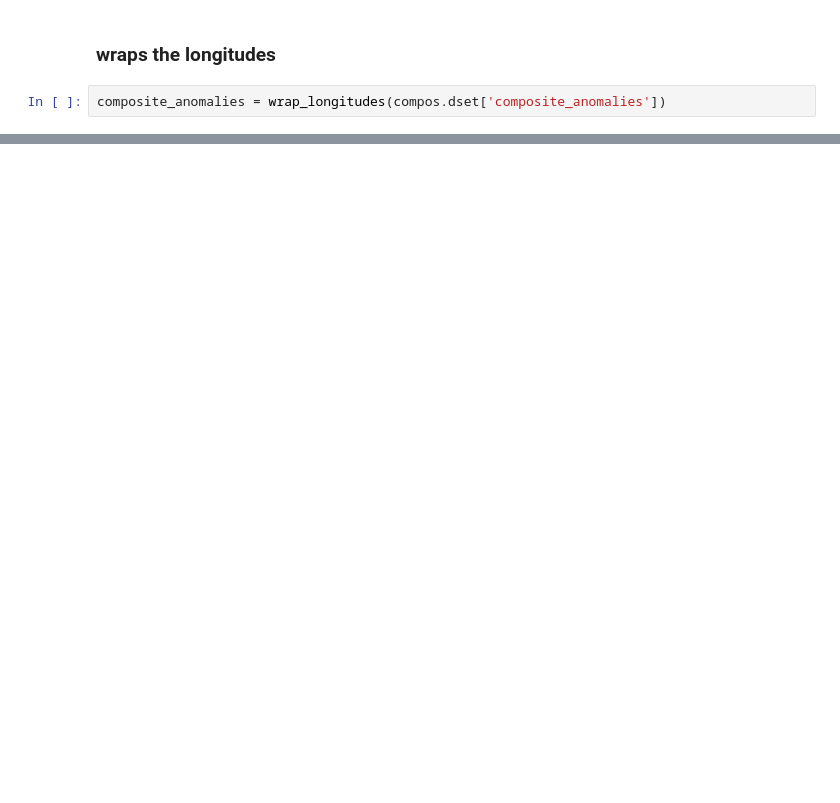
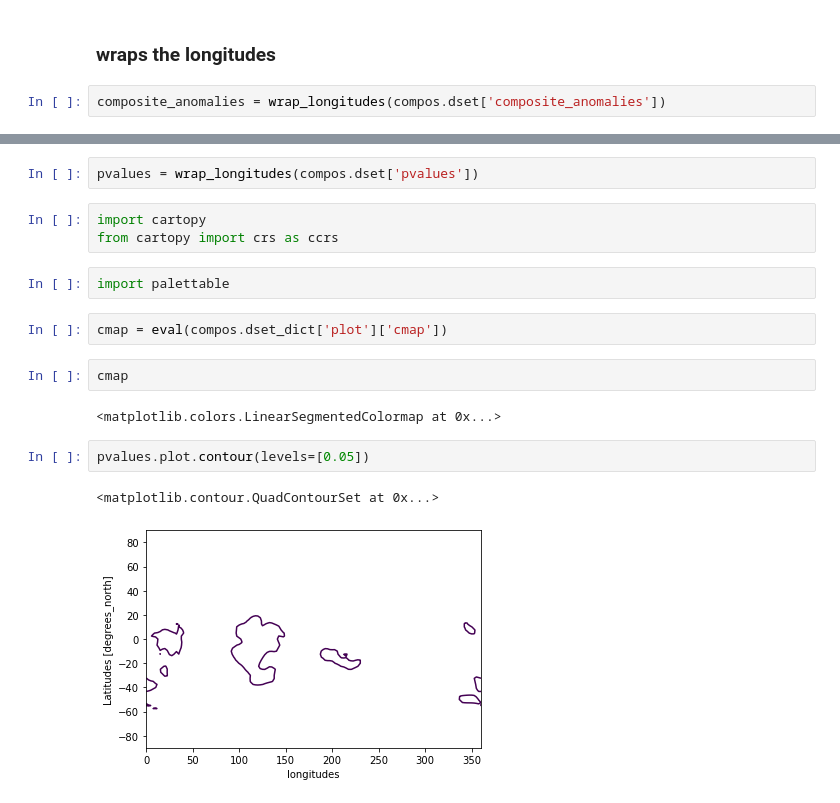
Before and after one commit to nicolasfauchereau/PICT_notebooks, a Jupyter notebook: notebooks/proxy.ipynb, the cells around one changed output, grey strips where cells are left out. Drawn from its saved outputs; the diff is of its cells as text; blank space fills up the shorter version.

```diff
--- a/notebooks/proxy.ipynb
+++ b/notebooks/proxy.ipynb
@@ -321,3 +302,21 @@ pvalues = wrap
+# %%
+pvalues = wrap_longitudes(compos.dset['pvalues'])
+# %%
+import cartopy
+from cartopy import crs as ccrs
+# %%
+import palettable
+# %%
+cmap = eval(compos.dset_dict['plot']['cmap'])
+# %%
+cmap
+# %% [output]
+<matplotlib.colors.LinearSegmentedColormap at 0x...>
+# %%
+pvalues.plot.contour(levels=[0.05])
+# %% [output]
+<matplotlib.contour.QuadContourSet at 0x...>
+[figure, added]
 # %%
 f, ax = plt.subplots(figsize=(10, 8), subplot_kw={'projection':ccrs.PlateCarree(central_longitude=180)})
 
```
Also changed, not shown: parts of 36 cells of this notebook.
